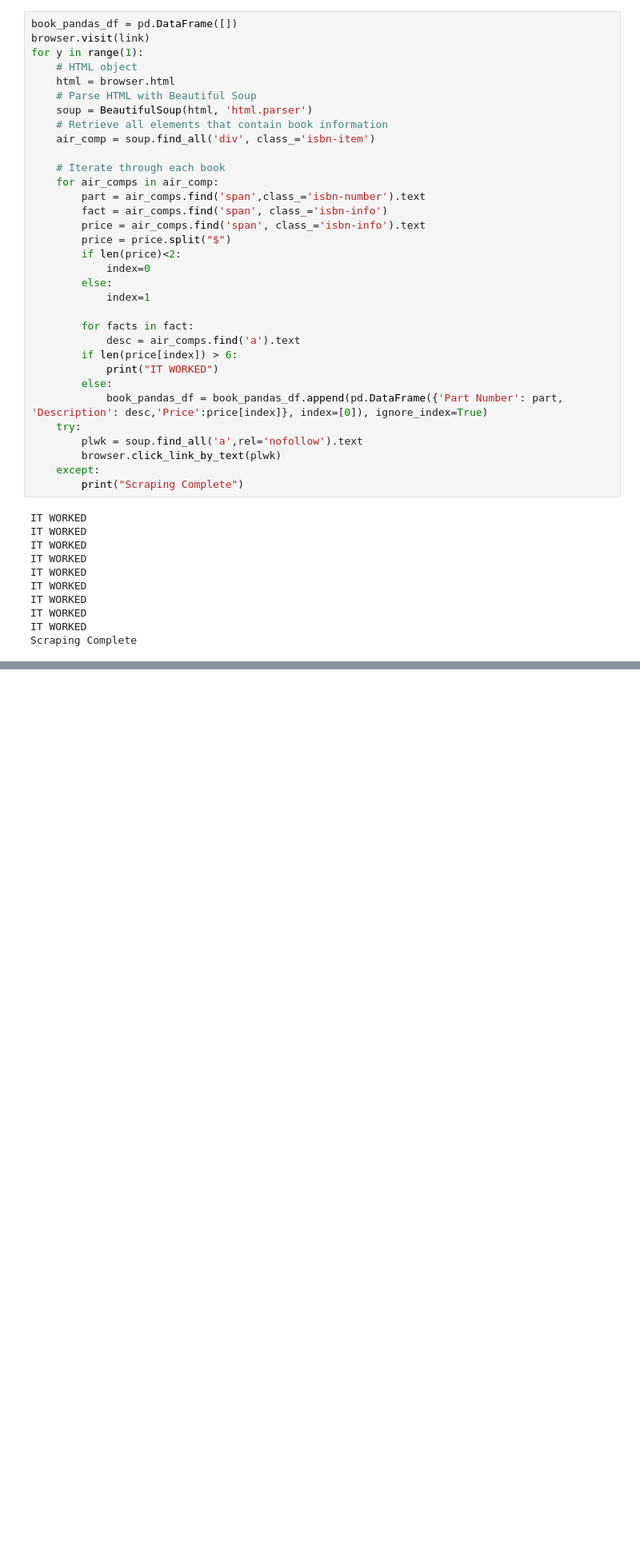
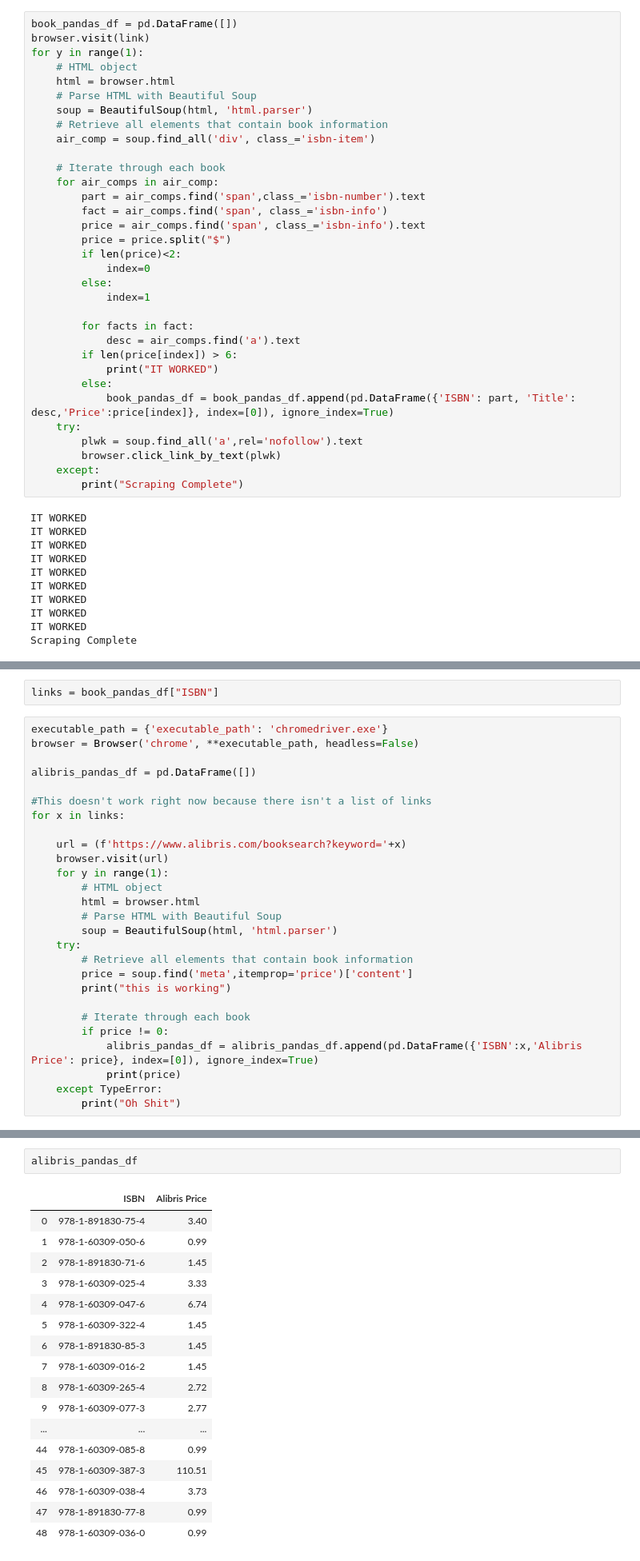
Before and after one commit to CalebChronowski/ETL_project, a Jupyter notebook: Main.ipynb, the cells around one changed output, grey strips where cells are left out. Shown at 80% size. Drawn from its saved outputs; the diff is of its cells as text; blank space fills up the shorter version.

```diff
--- a/Main.ipynb
+++ b/Main.ipynb
@@ -35,7 +35,7 @@ for y in range(1):
         if len(price[index]) > 6:
             print("IT WORKED")
         else:
-            book_pandas_df = book_pandas_df.append(pd.DataFrame({'Part Number': part, 'Description': desc,'Price':price[index]}, index=[0]), ignore_index=True)
+            book_pandas_df = book_pandas_df.append(pd.DataFrame({'ISBN': part, 'Title': desc,'Price':price[index]}, index=[0]), ignore_index=True)
     try:
         plwk = soup.find_all('a',rel='nofollow').text
         browser.click_link_by_text(plwk)
@@ -70,0 +55,29 @@ book_pandas_df
+# %%
+links = book_pandas_df["ISBN"]
+# %%
+executable_path = {'executable_path': 'chromedriver.exe'}
+browser = Browser('chrome', **executable_path, headless=False)
+
+alibris_pandas_df = pd.DataFrame([])
+
+#This doesn't work right now because there isn't a list of links
+for x in links:
+
+    url = (f'https://www.alibris.com/booksearch?keyword='+x)
+    browser.visit(url)
+    for y in range(1):
+        # HTML object
+        html = browser.html
+        # Parse HTML with Beautiful Soup
+        soup = BeautifulSoup(html, 'html.parser')
+    try:
+        # Retrieve all elements that contain book information
+        price = soup.find('meta',itemprop='price')['content']
+        print("this is working")
+
+        # Iterate through each book
+        if price != 0:
+            alibris_pandas_df = alibris_pandas_df.append(pd.DataFrame({'ISBN':x,'Alibris Price': price}, index=[0]), ignore_index=True)
+            print(price)
+    except TypeError:
+        print("Oh Shit")
@@ -70,0 +103,20 @@ book_pandas_df
+# %%
+alibris_pandas_df
+# %% [output]
+|  | ISBN | Alibris Price |
+| 0 | 978-1-891830-75-4 | 3.40 |
+| 1 | 978-1-60309-050-6 | 0.99 |
+| 2 | 978-1-891830-71-6 | 1.45 |
+| 3 | 978-1-60309-025-4 | 3.33 |
+| 4 | 978-1-60309-047-6 | 6.74 |
+| 5 | 978-1-60309-322-4 | 1.45 |
+| 6 | 978-1-891830-85-3 | 1.45 |
+| 7 | 978-1-60309-016-2 | 1.45 |
+| 8 | 978-1-60309-265-4 | 2.72 |
+| 9 | 978-1-60309-077-3 | 2.77 |
+| ... | ... | ... |
+| 44 | 978-1-60309-085-8 | 0.99 |
+| 45 | 978-1-60309-387-3 | 110.51 |
+| 46 | 978-1-60309-038-4 | 3.73 |
+| 47 | 978-1-891830-77-8 | 0.99 |
+| 48 | 978-1-60309-036-0 | 0.99 |
```
Also changed, not shown: parts of 2 cells of this notebook.
